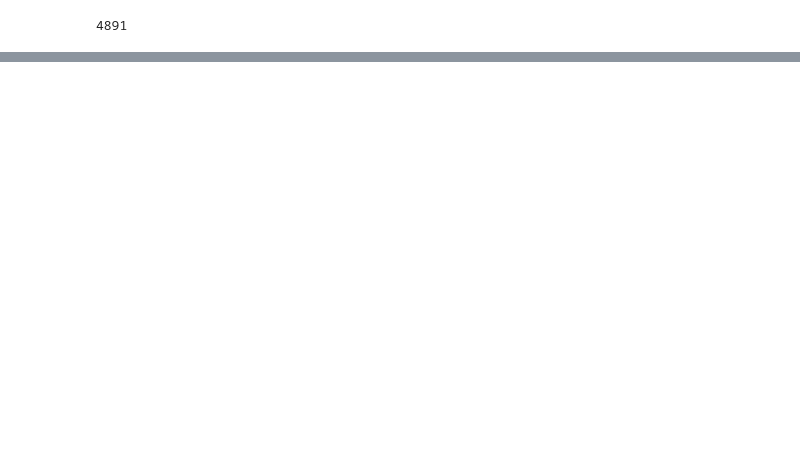
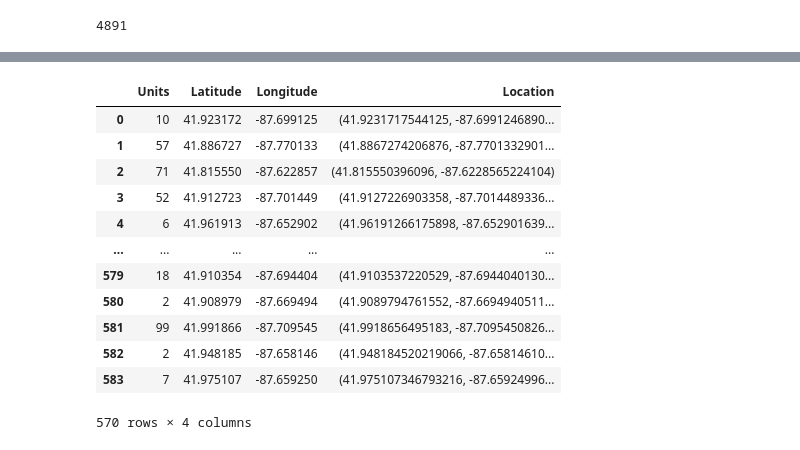
Before and after one commit to echestnut22/Crime-Analysis, a Jupyter notebook: Chicago Crime ML Notebooks/Crimes-Per-Capita-Conversion.ipynb, the cells around one changed output, grey strips where cells are left out. Drawn from its saved outputs; the diff is of its cells as text; code cells hidden in the pictures; blank space fills up the shorter version.

```diff
--- a/Chicago Crime ML Notebooks/Crimes-Per-Capita-Conversion.ipynb
+++ b/Chicago Crime ML Notebooks/Crimes-Per-Capita-Conversion.ipynb
@@ -298,0 +363,21 @@ merged_df.to_sql(new_table_name, con=engine, if_exists='replace', index=False)
+# %%
+#Removing certain housing developments due to likely not having signifiacnt impact on community/crime
+#Add or remove docstrings if want to change dataset for model
+
+# List of housing types to be excluded
+exclude_types = [
+    'Artist Housing', 'Multifamily/Artists', 'Artist Live/Work Space',
+    'Artists & Families', 'Artist/Family', 'Senior HUD 202',
+    'Senior LGBTQ',
+    'Inter-generational'
+]
+
+# Drop rows that contain these types in the 'Primary Type' column
+housing_df = housing_df[~housing_df['Property Type'].isin(exclude_types)]
+
+# Keep only rows that contain these types in the 'Property Type' column
+#housing_df = housing_df[housing_df['Property Type'].isin(exclude_types)]
+
+
+# Display the updated DataFrame
+housing_df['Property Type'].unique()
@@ -298,0 +417,33 @@ merged_df.to_sql(new_table_name, con=engine, if_exists='replace', index=False)
+# %%
+columns_to_drop = ['Zip Code',
+                   'Phone Number',
+                   'Management Company',
+                   'Community Area Number',
+                   'Community Area Number',
+                   'Property Type',
+                   'Property Name',
+                   'Address',
+                   'X Coordinate',
+                   'Y Coordinate',
+                   #'Latitude',
+                   #'Longitude',
+                   'Community Area Name',
+                   #'Location'
+                  ]
+
+housing_clean = housing_df.drop(columns=columns_to_drop)
+housing_clean
+# %% [output]
+|  | Units | Latitude | Longitude | Location |
+| 0 | 10 | 41.923172 | -87.699125 | (41.9231717544125, -87.6991246890... |
+| 1 | 57 | 41.886727 | -87.770133 | (41.8867274206876, -87.7701332901... |
+| 2 | 71 | 41.815550 | -87.622857 | (41.815550396096, -87.6228565224104) |
+| 3 | 52 | 41.912723 | -87.701449 | (41.9127226903358, -87.7014489336... |
+| 4 | 6 | 41.961913 | -87.652902 | (41.96191266175898, -87.652901639... |
+| ... | ... | ... | ... | ... |
+| 579 | 18 | 41.910354 | -87.694404 | (41.9103537220529, -87.6944040130... |
+| 580 | 2 | 41.908979 | -87.669494 | (41.9089794761552, -87.6694940511... |
+| 581 | 99 | 41.991866 | -87.709545 | (41.9918656495183, -87.7095450826... |
+| 582 | 2 | 41.948185 | -87.658146 | (41.948184520219066, -87.65814610... |
+| 583 | 7 | 41.975107 | -87.659250 | (41.975107346793216, -87.65924996... |
+570 rows × 4 columns
```
Also changed, not shown: parts of 26 cells of this notebook, 2 other files.
